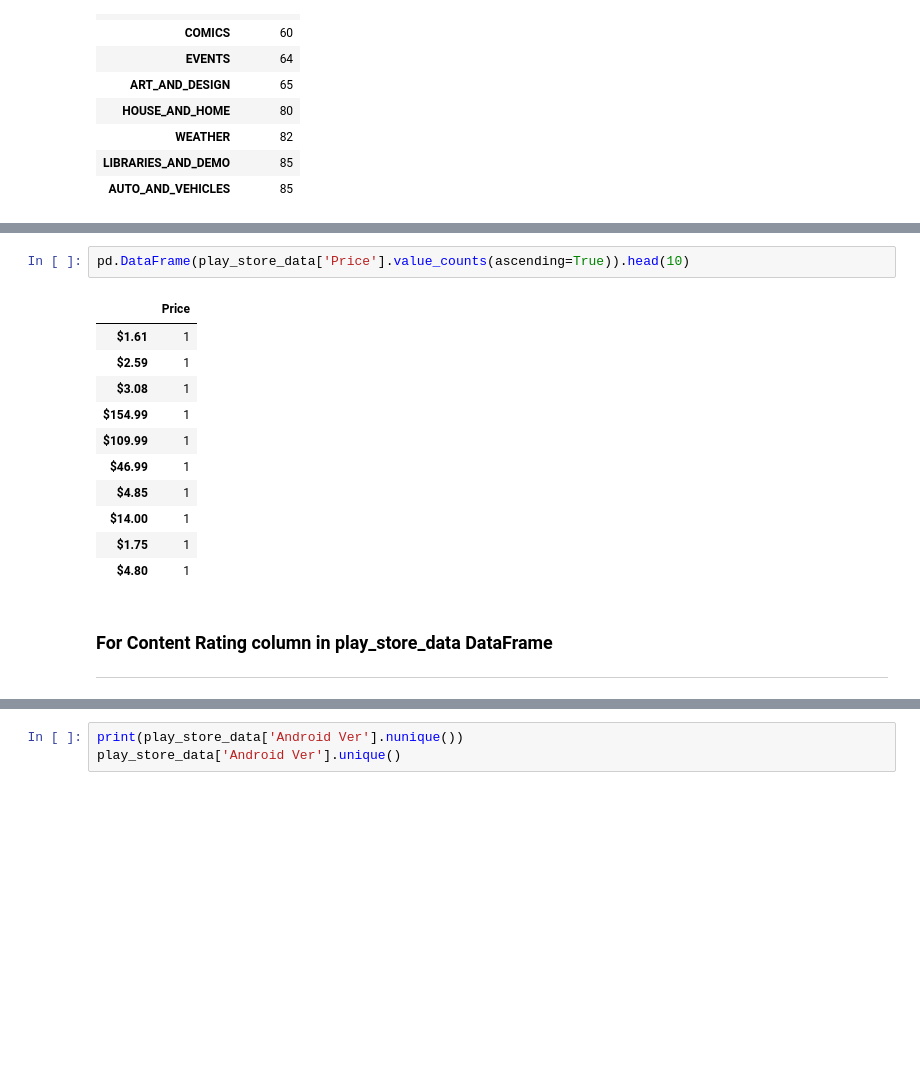
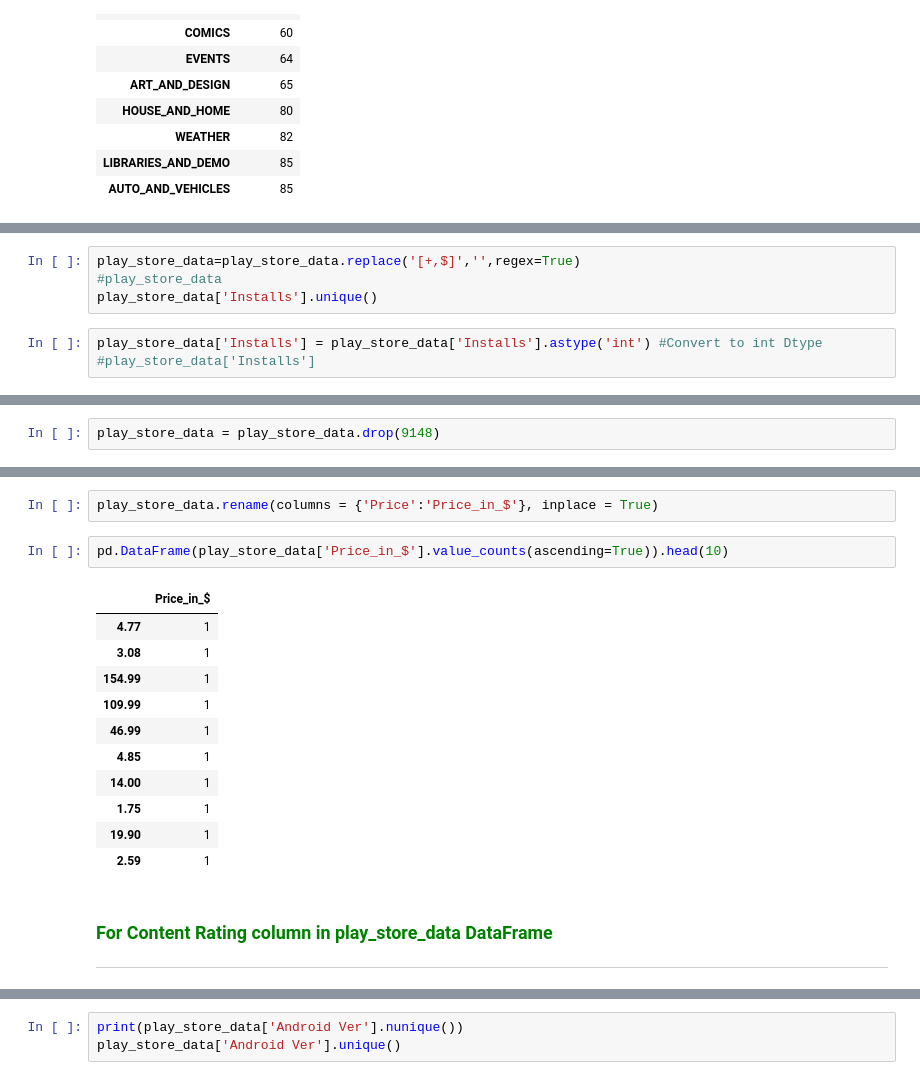
Before and after one commit to madhavimali/PlayStore_DataDigger, a Jupyter notebook: Play_Store_App_Review_Analysis_Capstone_Project.ipynb, the cells around one changed output, grey strips where cells are left out. Cells and saved outputs as stored; diff of their text form; blank space fills up the shorter version.

```diff
--- a/Play_Store_App_Review_Analysis_Capstone_Project.ipynb
+++ b/Play_Store_App_Review_Analysis_Capstone_Project.ipynb
@@ -318,2 +387,9 @@ array(['10,000+', '500,000+', '5,000,000+', '50,000,000+', '100,000+',
+# %%
+play_store_data=play_store_data.replace('[+,$]','',regex=True)
+#play_store_data
+play_store_data['Installs'].unique()
+# %%
+play_store_data['Installs'] = play_store_data['Installs'].astype('int') #Convert to int Dtype
+#play_store_data['Installs']
 # %%
 pd.DataFrame(play_store_data['Installs'].value_counts(ascending=True)).head(10)
@@ -349 +421,3 @@ pd.DataFrame(play_store_data['Type'].value_counts(ascending=True)).head(10)
+# %%
+play_store_data = play_store_data.drop(9148)
 # %% [markdown]
@@ -371,19 +444,21 @@ array(['0', '$4.99', '$3.99', '$6.99', '$1.49', '$2.99', '$7.99', '$5.99',
+# %%
+play_store_data.rename(columns = {'Price':'Price_in_$'}, inplace = True)
 # %%
-pd.DataFrame(play_store_data['Price'].value_counts(ascending=True)).head(10)
+pd.DataFrame(play_store_data['Price_in_$'].value_counts(ascending=True)).head(10)
 # %% [output]
-|  | Price |
-| $1.61 | 1 |
-| $2.59 | 1 |
-| $3.08 | 1 |
-| $154.99 | 1 |
-| $109.99 | 1 |
-| $46.99 | 1 |
-| $4.85 | 1 |
-| $14.00 | 1 |
-| $1.75 | 1 |
-| $4.80 | 1 |
+|  | Price_in_$ |
+| 4.77 | 1 |
+| 3.08 | 1 |
+| 154.99 | 1 |
+| 109.99 | 1 |
+| 46.99 | 1 |
+| 4.85 | 1 |
+| 14.00 | 1 |
+| 1.75 | 1 |
+| 19.90 | 1 |
+| 2.59 | 1 |
 # %% [markdown]
-### **For Content Rating column in play_store_data DataFrame**
+### <font color='green'> **For Content Rating column in play_store_data DataFrame**
 ****
 # %%
 print(play_store_data['Content Rating'].nunique())
```
Also changed, not shown: parts of 75 cells of this notebook.
